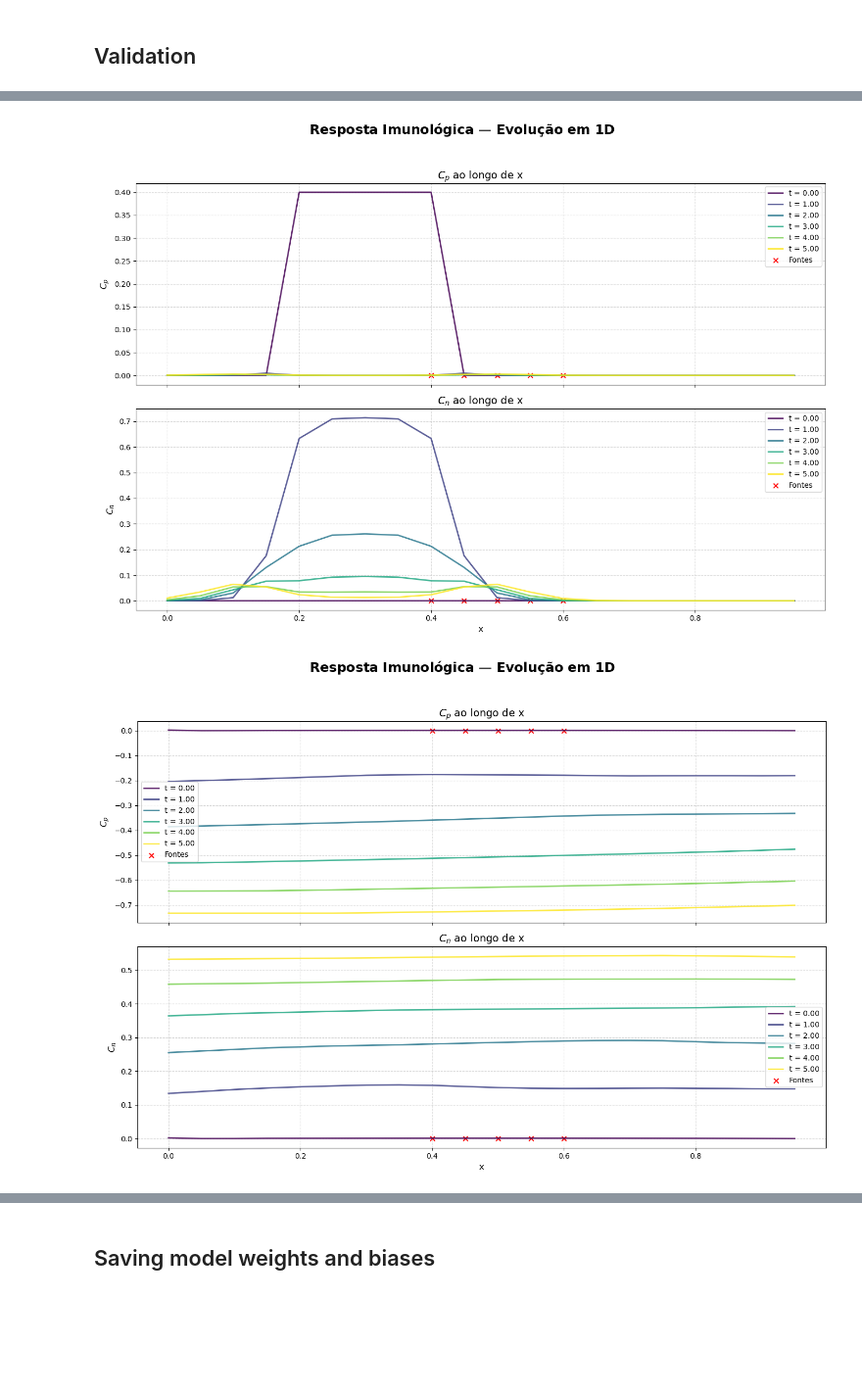
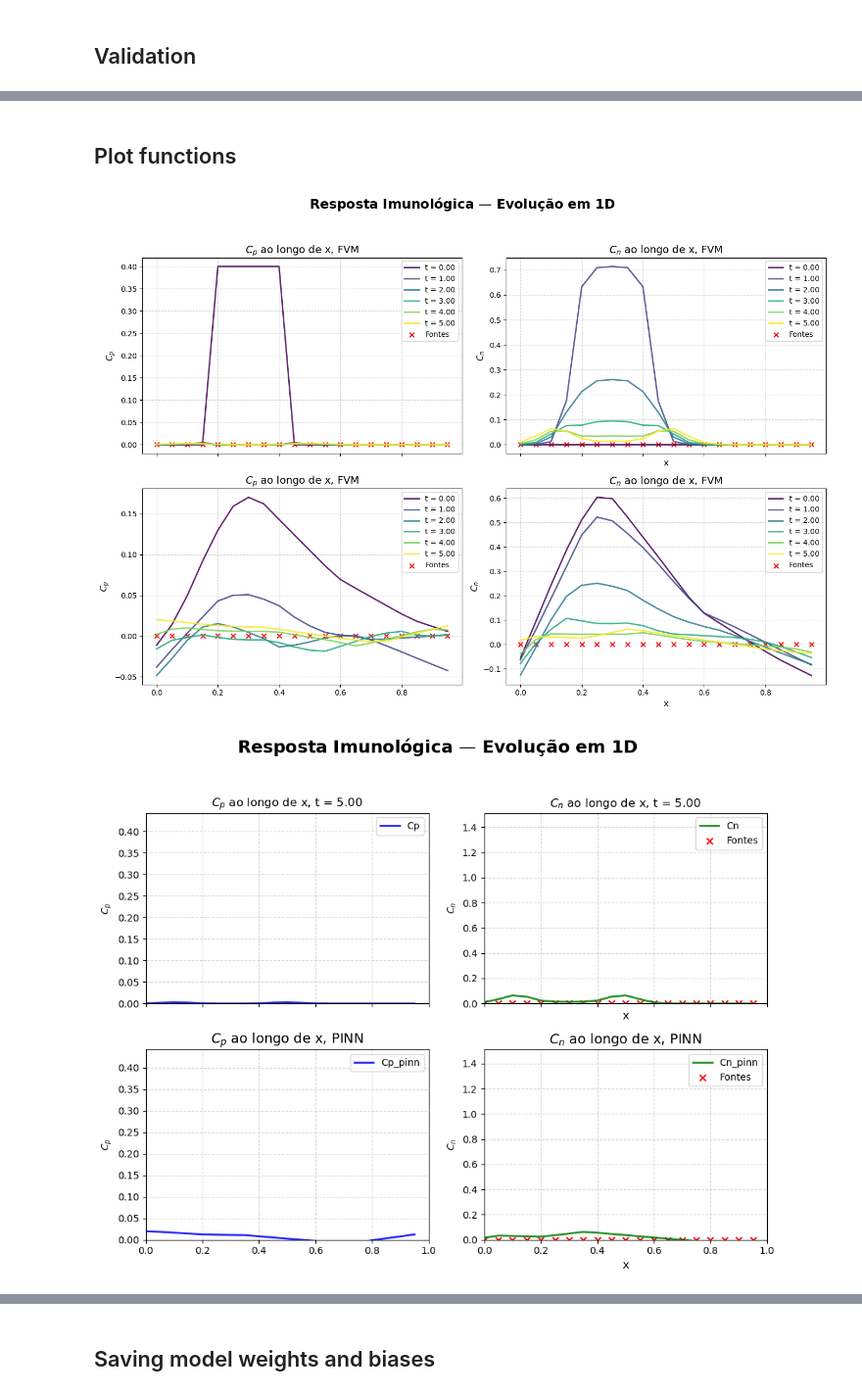
Before and after one commit to Esterci/2D_imune_edema_pinn, a Jupyter notebook: 1D/edp_t_x/pinn_model.ipynb, the cells around one changed output, grey strips where cells are left out. Shown at 98% size. Saved outputs shown, nothing was run; the diff lists cells and outputs as text; code cells hidden in the pictures; blank space fills up the shorter version.

Commit message:
feat(yan pinn): adding yan's framework

```diff
--- a/1D/edp_t_x/pinn_model.ipynb
+++ b/1D/edp_t_x/pinn_model.ipynb
@@ -948,7 +1036,9 @@ class train:
 # %%
-arch_str = "Elu--64__Tanh--64__ReLU--64__ReLU--64"
+arch_str = "Elu--64__Tanh--64__ReLU--64__Linear--64"
 
-model = generate_model(arch_str).to(device).apply(init_weights)
+model = (
+    generate_model(arch_str, force_final_sigmoid=False).to(device).apply(init_weights)
+)
 
 print(model)
 print(sum(p.numel() for p in model.parameters() if p.requires_grad))
@@ -1113,3 +1192,5 @@ Cl_pinn_device, Cp_pinn_device = pred_pinn_dev.split(1, dim=1)
 
 Cl_pinn_np = Cl_pinn_device.cpu().detach().numpy().reshape(Cl_fvm.shape)
 Cp_pinn_np = Cp_pinn_device.cpu().detach().numpy().reshape(Cl_fvm.shape)
+# %% [markdown]
+## Plot functions
@@ -1116,21 +1485,32 @@ Cp_pinn_np = Cp_pinn_device.cpu().detach().numpy().reshape(Cl_fvm.shape)
+# %%
+plot_comparison(
+    size_t,
+    size_x,
+    t_dom,
+    x_dom,
+    Cp_fvm,
+    Cl_fvm,
+    Cp_pinn_np,
+    Cl_pinn_np,
+    leu_source_points,
+)
+# %% [output]
+[figure, added]
 # %%
-from fvm_animation import animate_1D_evolution
 
-plot_results(size_t,size_x,t_dom,x_dom,Cp_fvm,Cl_fvm,leu_source_points)
-
-plot_results(size_t,size_x,t_dom,x_dom,Cp_pinn_np,Cl_pinn_np,leu_source_points)
-
-animate_1D_evolution(
+animate_1D_comparison(
     size_t,
     size_x,
     t_dom,
     x_dom,
-    Cp_pinn_np,Cl_pinn_np,
+    Cp_fvm,
+    Cl_fvm,
+    Cp_pinn_np,
+    Cl_pinn_np,
     leu_source_points,
     (size_t - 1) // 100,
     150,
     name="evolucao_1D__",
 )
 # %% [output]
-[figure, old version]
+[figure, new version]
-[figure, removed]
```
Also changed, not shown: parts of 16 cells of this notebook, 25 other files.
